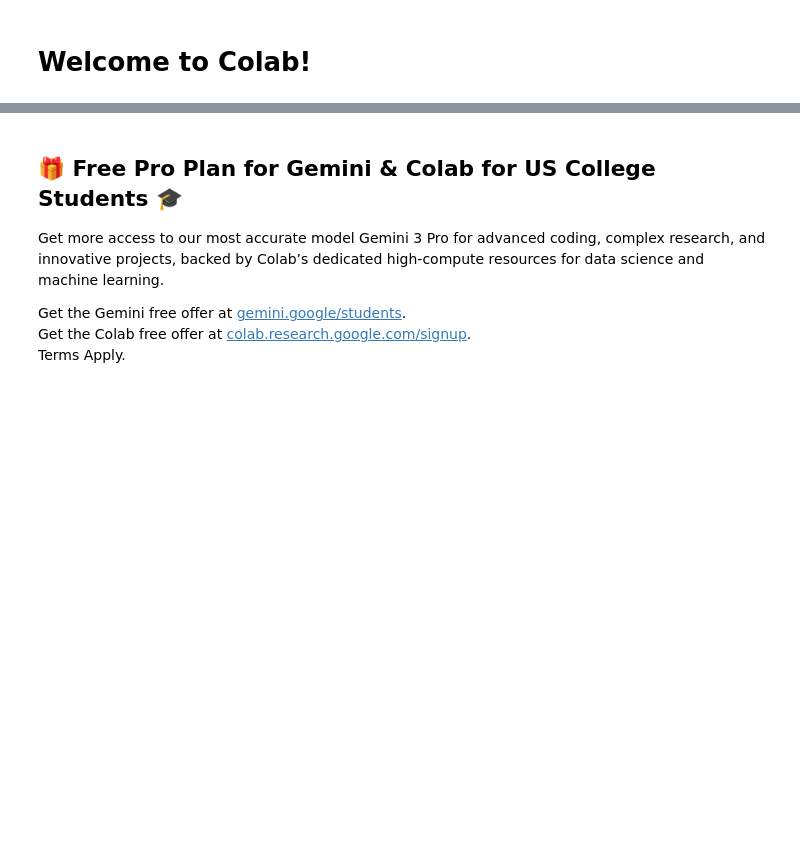
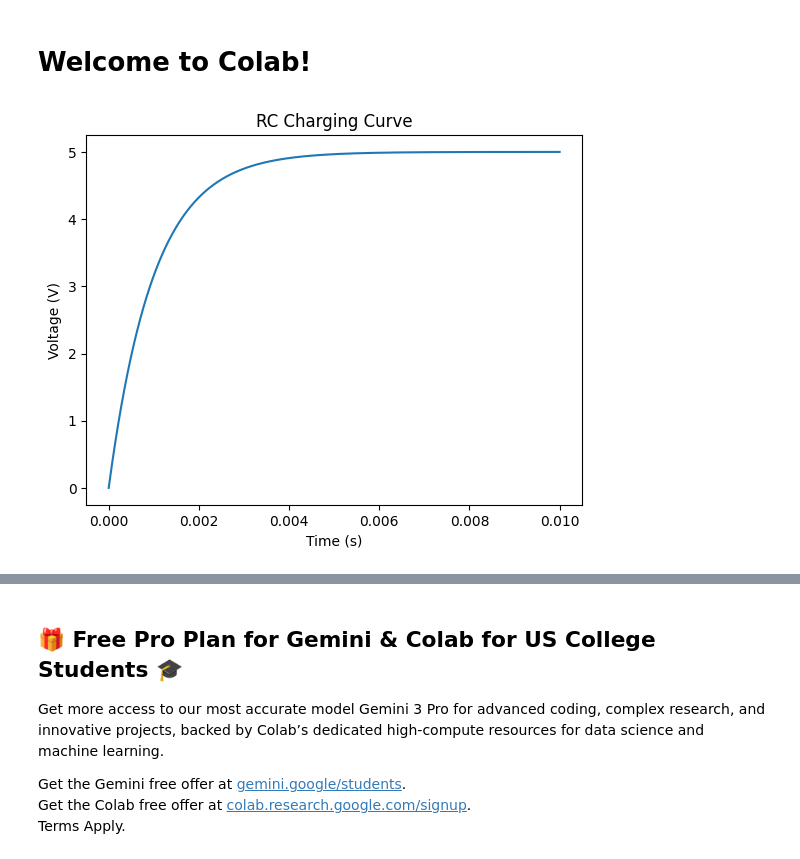
Before and after one commit to stephenmwangikimemia07/Lab-1-Ohm-s-law-calculator, a Jupyter notebook: Welcome_To_Colab.ipynb, the cells around one changed output, grey strips where cells are left out. Cells and saved outputs as stored; diff of their text form; code cells hidden in the pictures; blank space fills up the shorter version.

```diff
--- a/Welcome_To_Colab.ipynb
+++ b/Welcome_To_Colab.ipynb
@@ -2,3 +2,21 @@
 <a href="https://colab.research.google.com/github/stephenmwangikimemia07/Lab-1-Ohm-s-law-calculator/blob/main/Welcome_To_Colab.ipynb" target="_parent"><img src="https://colab.research.google.com/assets/colab-badge.svg" alt="Open In Colab"/></a>
 # %% [markdown]
 # Welcome to Colab!
+# %%
+import numpy as np
+import matplotlib.pyplot as plt
+
+R = 1000  # Ohms
+C = 1e-6  # Farada
+V = 5     # Volts
+
+t = np.linspace(0, 0.01, 1000)
+Vc = V * (1 - np.exp(-t / (R * C)))
+
+plt.plot(t, Vc)
+plt.xlabel("Time (s)")
+plt.ylabel("Voltage (V)")
+plt.title("RC Charging Curve")
+plt.show()
+# %% [output]
+[figure, added]
```
Also changed, not shown: parts of 1 cell of this notebook.
